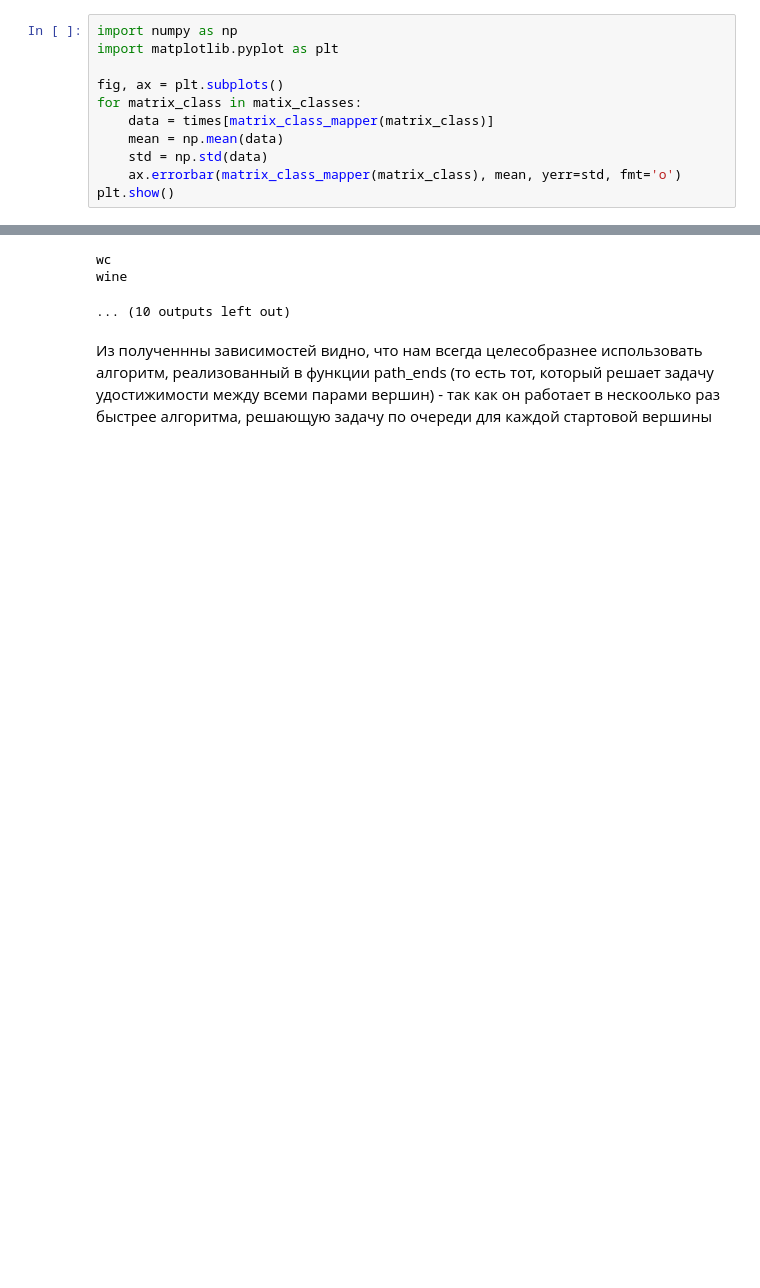
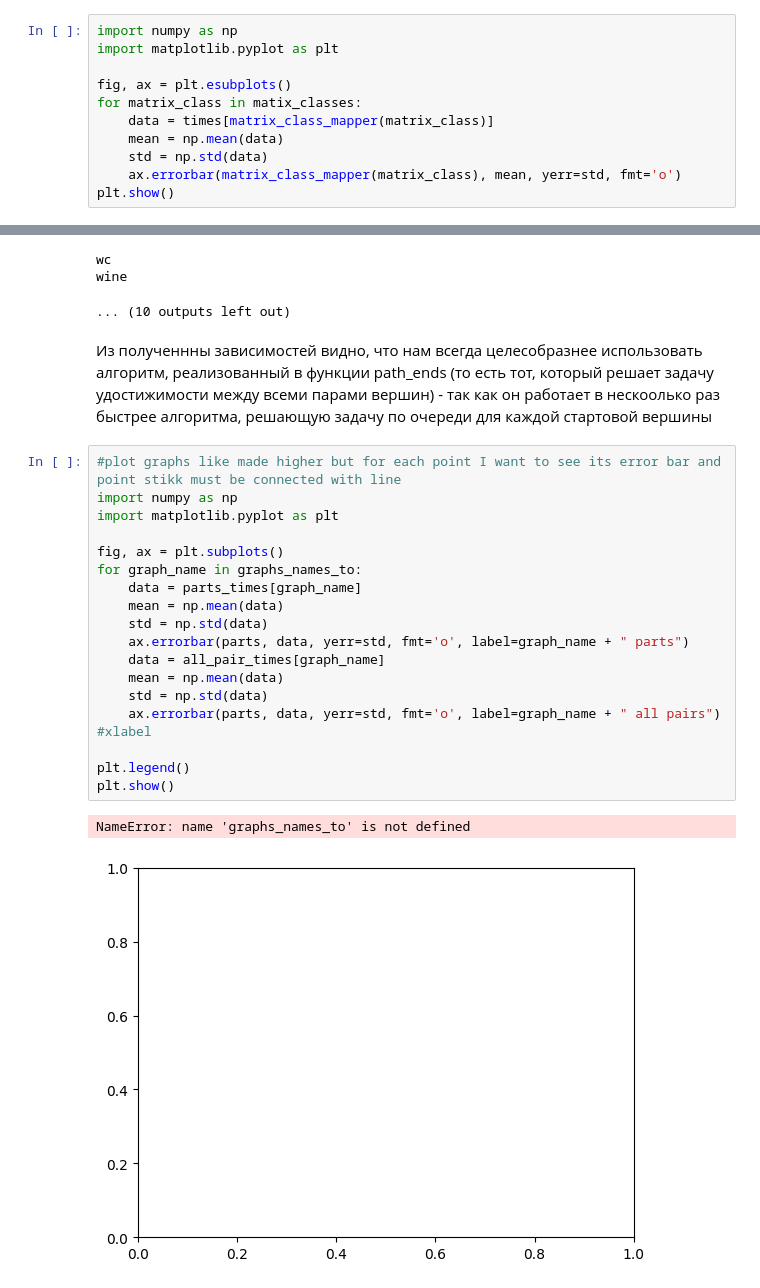
Before and after one commit to sideov/formal-lang-course, a Jupyter notebook: project/task5.ipynb, the cells around one changed output, grey strips where cells are left out. Drawn from its saved outputs; the diff is of its cells as text; blank space fills up the shorter version.

```diff
--- a/project/task5.ipynb
+++ b/project/task5.ipynb
@@ -229,7 +229,7 @@ print(times)
 import numpy as np
 import matplotlib.pyplot as plt
 
-fig, ax = plt.subplots()
+fig, ax = plt.esubplots()
 for matrix_class in matix_classes:
     data = times[matrix_class_mapper(matrix_class)]
     mean = np.mean(data)
@@ -414,3 +405,25 @@ wine
 ... (10 outputs left out)
 # %% [markdown]
 Из полученнны зависимостей видно, что нам всегда целесобразнее использовать алгоритм, реализованный в функции path_ends (то есть тот, который решает задачу удостижимости между всеми парами вершин) - так как он работает в нескоолько раз быстрее алгоритма, решающую задачу по очереди для каждой стартовой вершины
+# %%
+#plot graphs like made higher but for each point I want to see its error bar and point stikk must be connected with line
+import numpy as np
+import matplotlib.pyplot as plt
+
+fig, ax = plt.subplots()
+for graph_name in graphs_names_to:
+    data = parts_times[graph_name]
+    mean = np.mean(data)
+    std = np.std(data)
+    ax.errorbar(parts, data, yerr=std, fmt='o', label=graph_name + " parts")
+    data = all_pair_times[graph_name]
+    mean = np.mean(data)
+    std = np.std(data)
+    ax.errorbar(parts, data, yerr=std, fmt='o', label=graph_name + " all pairs")
+#xlabel
+
+plt.legend()
+plt.show()
+# %% [output]
+NameError: name 'graphs_names_to' is not defined
+[figure, added]
```
Also changed, not shown: parts of 1 cell of this notebook, 1 other file.
